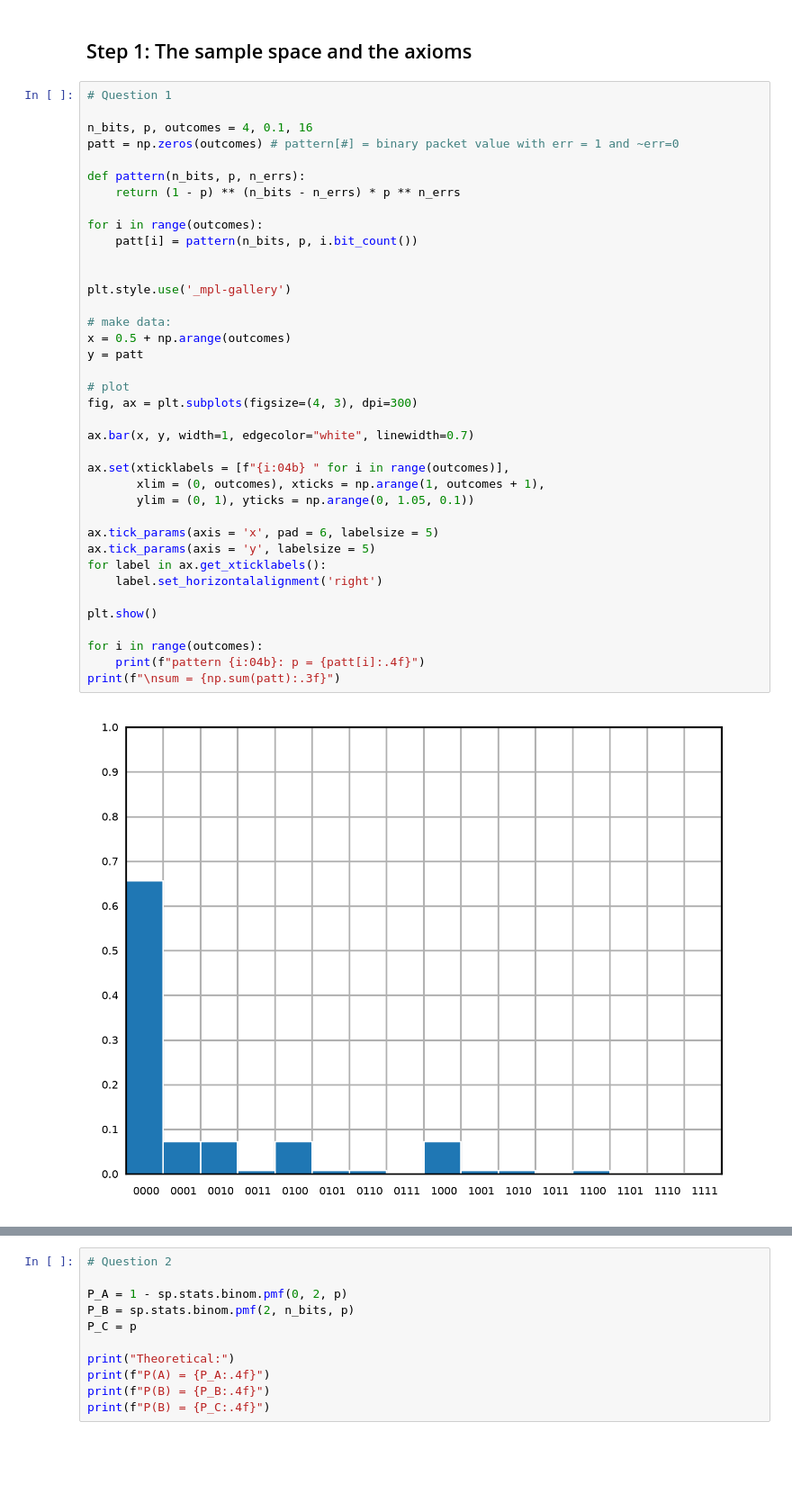
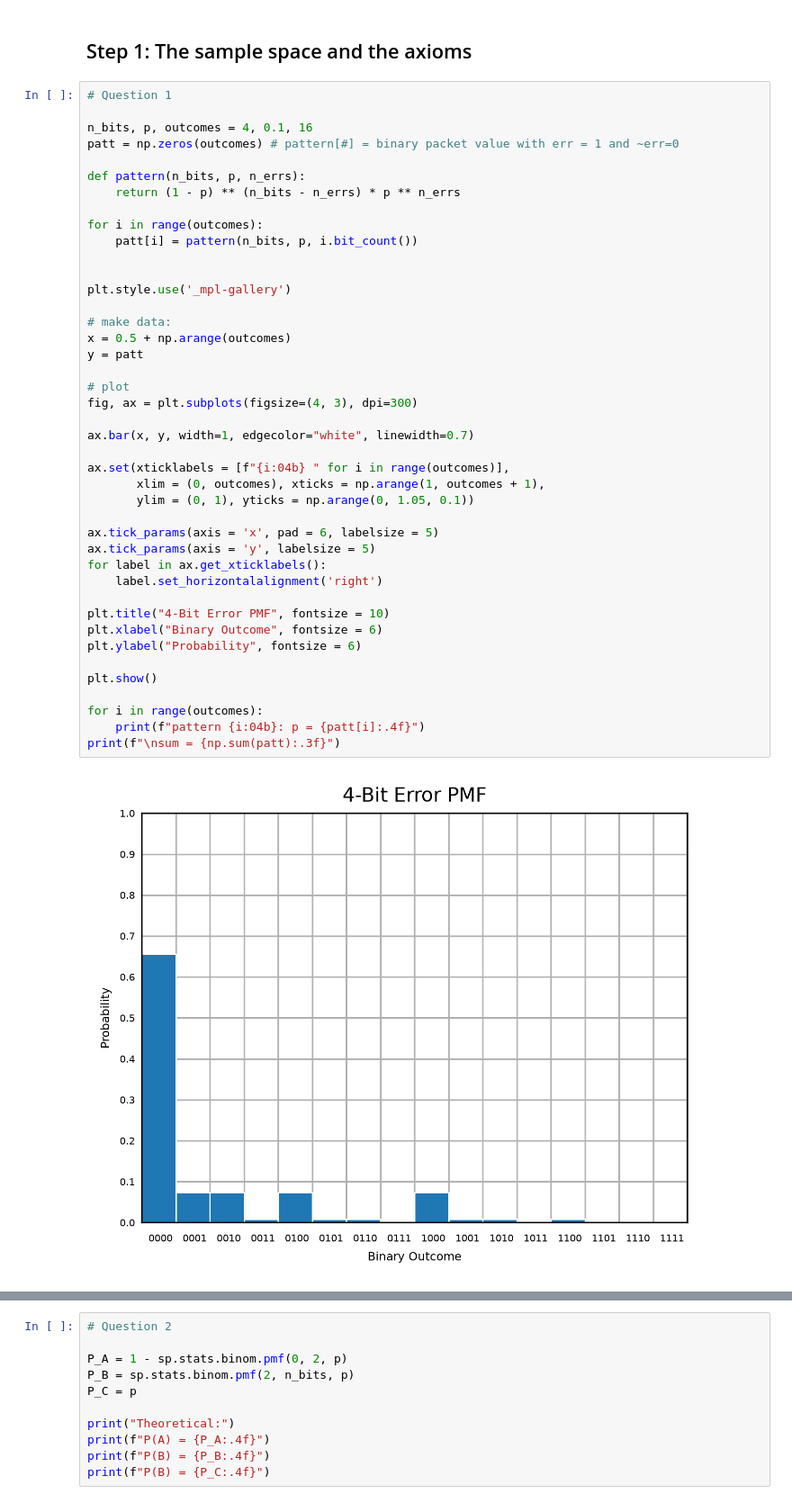
Before and after one commit to mariec-j/ECE3715-Stats-Repo, a Jupyter notebook: Mini-Project-1/mp1.ipynb, the cells around one changed output, grey strips where cells are left out. Shown at 90% size. Saved outputs shown, nothing was run; the diff lists cells and outputs as text; blank space fills up the shorter version.

```diff
--- a/Mini-Project-1/mp1.ipynb
+++ b/Mini-Project-1/mp1.ipynb
@@ -26,34 +26,38 @@ def pattern(n_bits, p, n_errs):
 for i in range(outcomes):
     patt[i] = pattern(n_bits, p, i.bit_count())
 
 
 plt.style.use('_mpl-gallery')
 
 # make data:
 x = 0.5 + np.arange(outcomes)
 y = patt
 
 # plot
 fig, ax = plt.subplots(figsize=(4, 3), dpi=300)
 
 ax.bar(x, y, width=1, edgecolor="white", linewidth=0.7)
 
 ax.set(xticklabels = [f"{i:04b} " for i in range(outcomes)],
        xlim = (0, outcomes), xticks = np.arange(1, outcomes + 1),
        ylim = (0, 1), yticks = np.arange(0, 1.05, 0.1))
 
 ax.tick_params(axis = 'x', pad = 6, labelsize = 5)
 ax.tick_params(axis = 'y', labelsize = 5)
 for label in ax.get_xticklabels():
     label.set_horizontalalignment('right')
 
+plt.title("4-Bit Error PMF", fontsize = 10)
+plt.xlabel("Binary Outcome", fontsize = 6)
+plt.ylabel("Probability", fontsize = 6)
+
 plt.show()
 
 for i in range(outcomes):
     print(f"pattern {i:04b}: p = {patt[i]:.4f}")
 print(f"\nsum = {np.sum(patt):.3f}")
 # %% [output]
-[figure, old version]
+[figure, new version]
 pattern 0000: p = 0.6561
 pattern 0001: p = 0.0729
 pattern 0010: p = 0.0729
```
Also changed, not shown: parts of 4 cells of this notebook.
